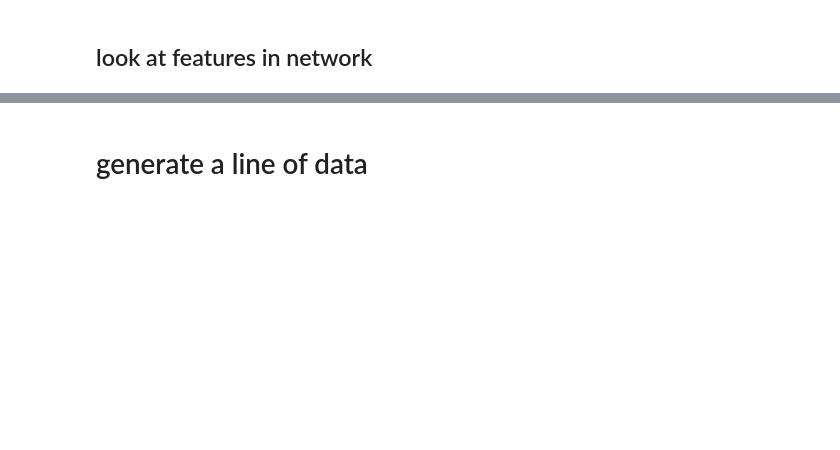
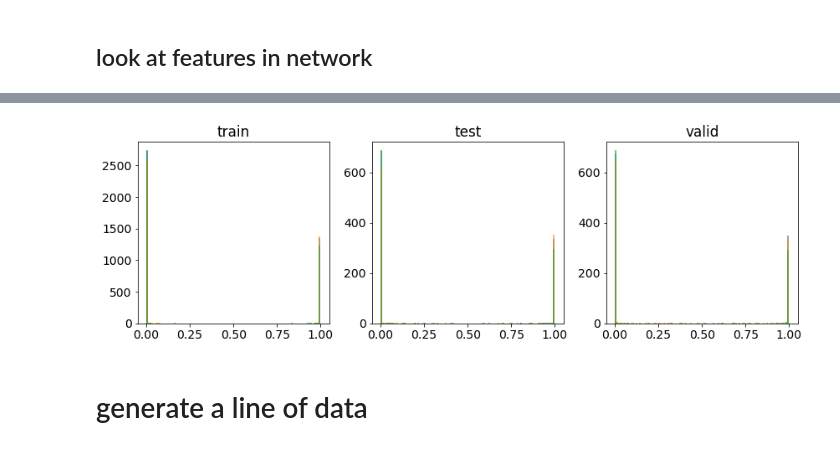
Before and after one commit to lheagy/uxo-notebooks, a Jupyter notebook: train-with-noise-scale-data-variable-noise.ipynb, the cells around one changed output, grey strips where cells are left out. Cells and saved outputs as stored; diff of their text form; code cells hidden in the pictures; blank space fills up the shorter version.

```diff
--- a/train-with-noise-scale-data-variable-noise.ipynb
+++ b/train-with-noise-scale-data-variable-noise.ipynb
@@ -424,7 +424,7 @@ class ConvNet(nn.Module):
             z = functional.conv2d(X, Ki, stride=1, padding=1)
             z = bn(z)
             z = functional.relu(z)
-            z = functional.max_pool2d(z, 3, stride=1, padding=1)
+#             z = functional.max_pool2d(z, 3, stride=1, padding=1)
             X = z
         return X
 # %%
@@ -789,3 +857,16 @@ cb.set_label('time (ms)')
+# %%
+fig, ax = plt.subplots(1, 3, figsize=(12, 4))
+ax = ax.flatten()
+
+for a, probs, title in zip(ax, [probs_train, probs_test, probs_valid], ["train", "test", "valid"]):
+    a.set_title(title)
+    for i in range(n_class):
+        a.hist(probs[:, i].detach().numpy(), 100, color=f"C{i}", alpha=0.6)
+
+# ax[0].legend([class_dict[0], class_dict[1], class_dict[2]])
+plt.tight_layout()
+# %% [output]
+[figure, added]
 # %% [markdown]
 # generate a line of data
 # %%
```
Also changed, not shown: parts of 54 cells of this notebook, 11 other files.
